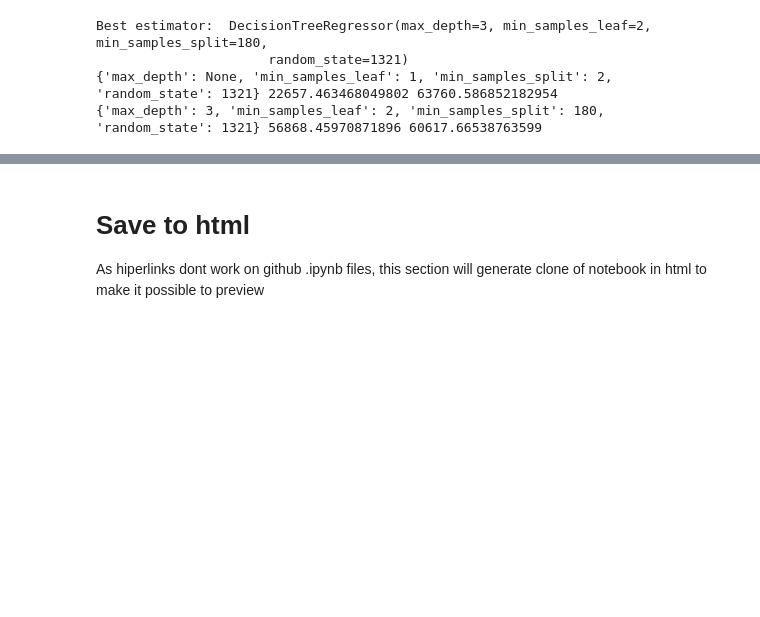
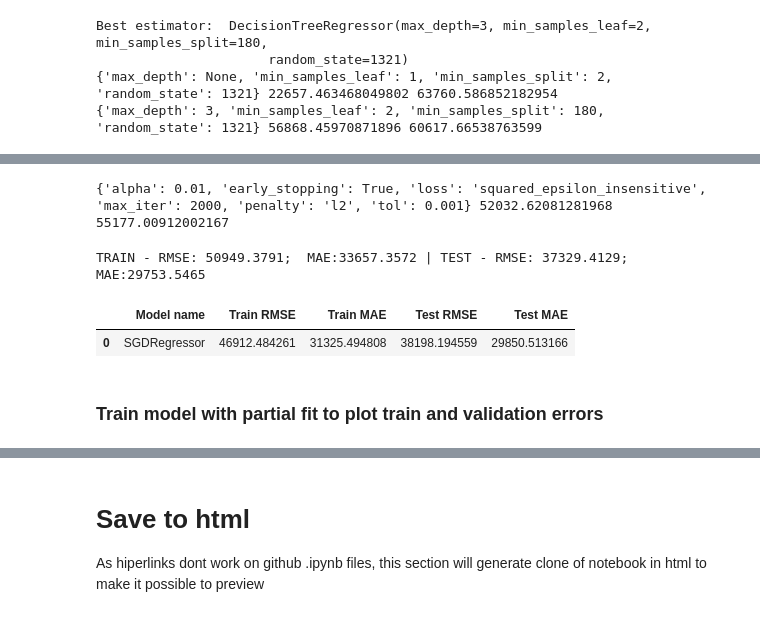
Before and after one commit to SalamanderKrajza/ds-compendium, a Jupyter notebook: projects/ds_salaries.ipynb, the cells around one changed output, grey strips where cells are left out. Drawn from its saved outputs; the diff is of its cells as text; code cells hidden in the pictures; blank space fills up the shorter version.

```diff
--- a/projects/ds_salaries.ipynb
+++ b/projects/ds_salaries.ipynb
@@ -1050,0 +1101,32 @@ Best estimator:  DecisionTreeRegressor(max_depth=3, min_samples_leaf=2, min_samp
+# %%
+best_index = grid_search.best_index_
+mean_train_score, mean_cv_score, params = cvres["mean_train_score"][best_index], cvres["mean_test_score"][best_index], cvres["params"][best_index]
+print(params, np.sqrt(-mean_train_score), np.sqrt(-mean_cv_score))
+# %% [output]
+{'alpha': 0.01, 'early_stopping': True, 'loss': 'squared_epsilon_insensitive', 'max_iter': 2000, 'penalty': 'l2', 'tol': 0.001} 52032.62081281968 55177.00912002167
+# %%
+model = grid_search.best_estimator_
+
+#Training data:
+y_pred = model.predict(df_train_transformed.drop('salary_in_usd', axis=1))
+mse = mean_squared_error(df_train_transformed['salary_in_usd'], y_pred)
+rmse = np.sqrt(mse)
+mae = mean_absolute_error(df_train_transformed['salary_in_usd'], y_pred)
+print(f"TRAIN - RMSE: {rmse:.4f};  MAE:{mae:.4f}", end="")
+
+#Test data
+y_pred = model.predict(df_test_transformed.drop('salary_in_usd', axis=1))
+mse = mean_squared_error(df_test_transformed['salary_in_usd'], y_pred)
+rmse = np.sqrt(mse)
+mae = mean_absolute_error(df_test_transformed['salary_in_usd'], y_pred)
+print(f" | TEST - RMSE: {rmse:.4f}; MAE:{mae:.4f}")
+# %% [output]
+TRAIN - RMSE: 50949.3791;  MAE:33657.3572 | TEST - RMSE: 37329.4129; MAE:29753.5465
+# %%
+# Lets compare with the one that has default parameters
+df_results.query("`Model name` == 'SGDRegressor'")
+# %% [output]
+|  | Model name | Train RMSE | Train MAE | Test RMSE | Test MAE |
+| 0 | SGDRegressor | 46912.484261 | 31325.494808 | 38198.194559 | 29850.513166 |
+# %% [markdown]
+### Train model with partial fit to plot train and validation errors
```
Also changed, not shown: parts of 13 cells of this notebook, 1 other file.
